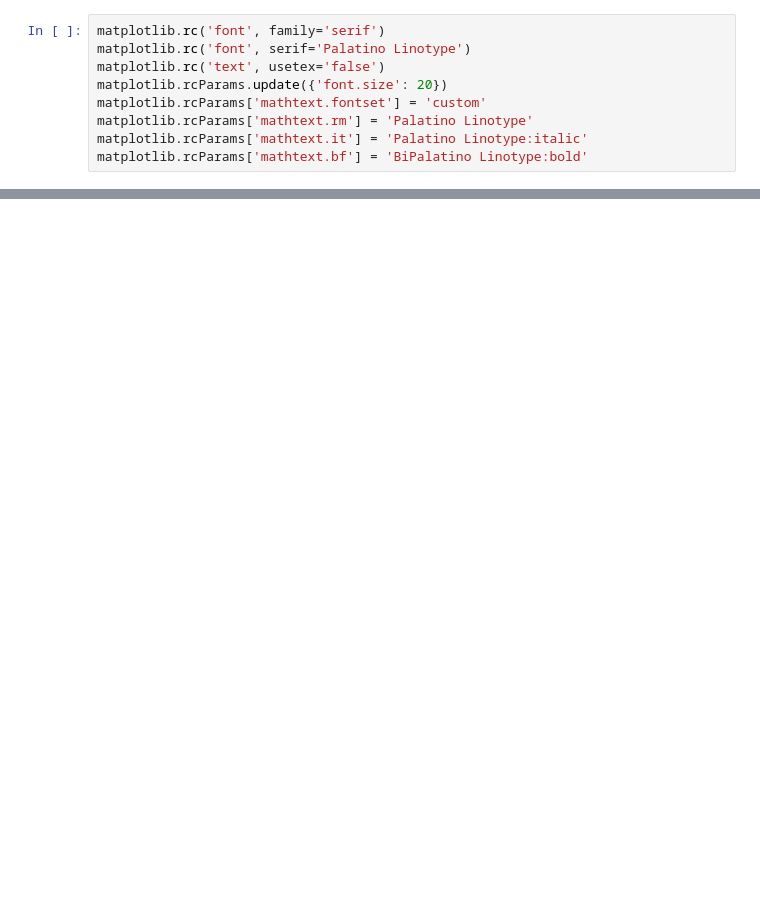
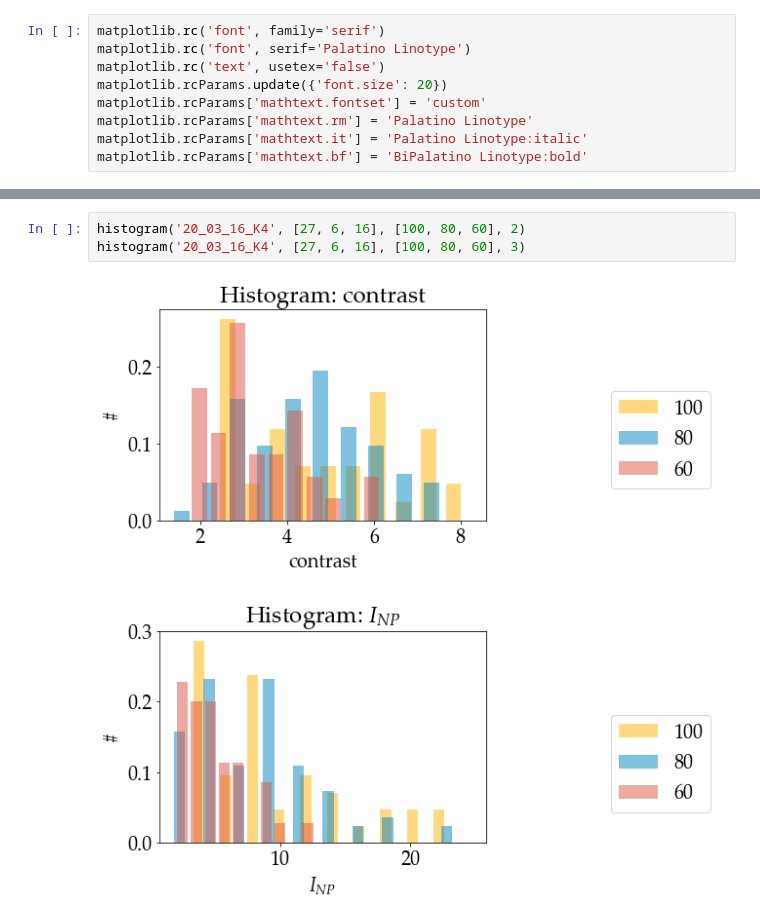
Before and after one commit to Yennda/spr_microscopy, a Jupyter notebook: jup_distributions_of_nps.ipynb, the cells around one changed output, grey strips where cells are left out. Saved outputs shown, nothing was run; the diff lists cells and outputs as text; blank space fills up the shorter version.

```diff
--- a/jup_distributions_of_nps.ipynb
+++ b/jup_distributions_of_nps.ipynb
@@ -58,0 +77,6 @@ _ = ax.hist(
+# %%
+histogram('20_03_16_K4', [27, 6, 16], [100, 80, 60], 2)
+histogram('20_03_16_K4', [27, 6, 16], [100, 80, 60], 3)
+# %% [output]
+[figure, added]
+[figure, added]
```
Also changed, not shown: parts of 7 cells of this notebook, 3 other files.
